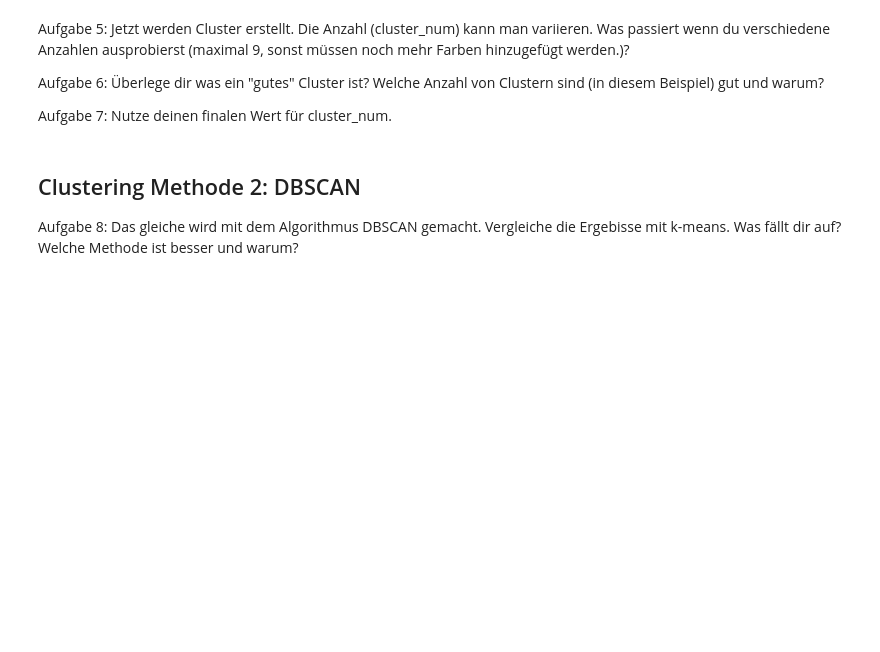
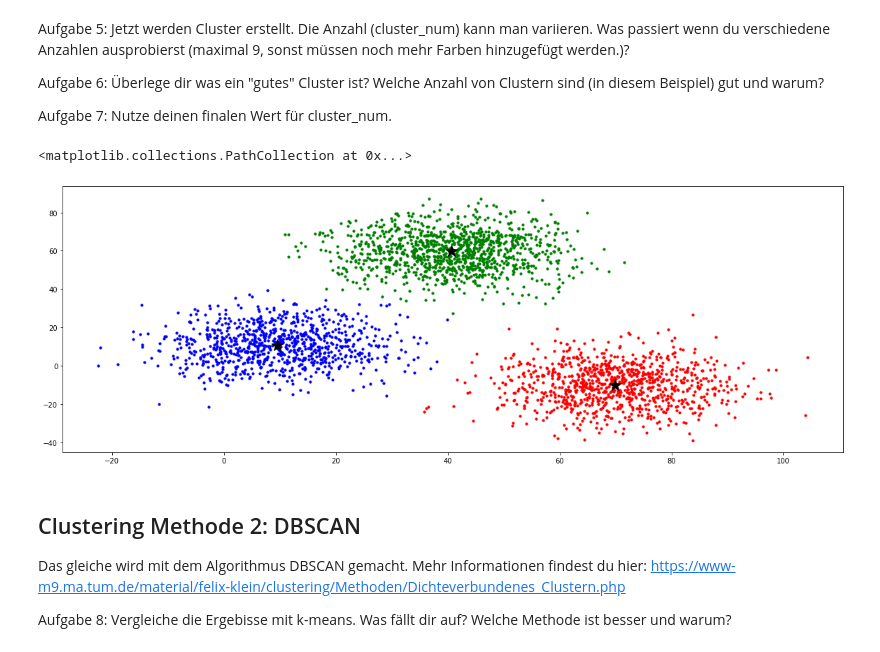
Before and after one commit to antjefitzner/binder_clustering, a Jupyter notebook: Lösungen.ipynb, the cells around one changed output. Saved outputs shown, nothing was run; the diff lists cells and outputs as text; code cells hidden in the pictures; blank space fills up the shorter version.

```diff
--- a/Lösungen.ipynb
+++ b/Lösungen.ipynb
@@ -89,19 +102,25 @@ Aufgabe 7: Nutze deinen finalen Wert für cluster_num.
 # %%
 cluster_num = 3 # max 9
 
-# kmeans = KMeans(cluster_num).fit(data_array)
-# clusters = kmeans.labels_
-# centroids = kmeans.cluster_centers_
+kmeans = KMeans(cluster_num).fit(data_array)
+clusters = kmeans.labels_
+centroids = kmeans.cluster_centers_
 
-# fig, plots = plt.subplots()
-# colors = ['r', 'g', 'b', 'y', 'm', 'c', 'k', 'orange', 'purple']
-# for cluster_index in range(cluster_num) :
-#     sub_set = np.array([data_array[i] for i in range(len(data_array)) if clusters[i] == cluster_index])
-#     if len(sub_set) == 0 :
-#         continue
-#     plots.scatter(sub_set[:,0], sub_set[:,1], s = 10, c = colors[cluster_index])
-# plots.scatter(centroids[:,0], centroids[:,1], marker = '*', s = 300, c = 'k')
+fig, plots = plt.subplots()
+colors = ['r', 'g', 'b', 'y', 'm', 'c', 'k', 'orange', 'purple']
+for cluster_index in range(cluster_num) :
+    sub_set = np.array([data_array[i] for i in range(len(data_array)) if clusters[i] == cluster_index])
+    if len(sub_set) == 0 :
+        continue
+    plots.scatter(sub_set[:,0], sub_set[:,1], s = 10, c = colors[cluster_index])
+plots.scatter(centroids[:,0], centroids[:,1], marker = '*', s = 300, c = 'k')
+# %% [output]
+<matplotlib.collections.PathCollection at 0x...>
+[figure, added]
 # %% [markdown]
 ## Clustering Methode 2: DBSCAN
 
-Aufgabe 8: Das gleiche wird mit dem Algorithmus DBSCAN gemacht. Vergleiche die Ergebisse mit k-means. Was fällt dir auf? Welche Methode ist besser und warum?
+Das gleiche wird mit dem Algorithmus DBSCAN gemacht. Mehr Informationen findest du hier:
+https://www-m9.ma.tum.de/material/felix-klein/clustering/Methoden/Dichteverbundenes_Clustern.php
+
+Aufgabe 8: Vergleiche die Ergebisse mit k-means. Was fällt dir auf? Welche Methode ist besser und warum?
```
Also changed, not shown: parts of 13 cells of this notebook.
